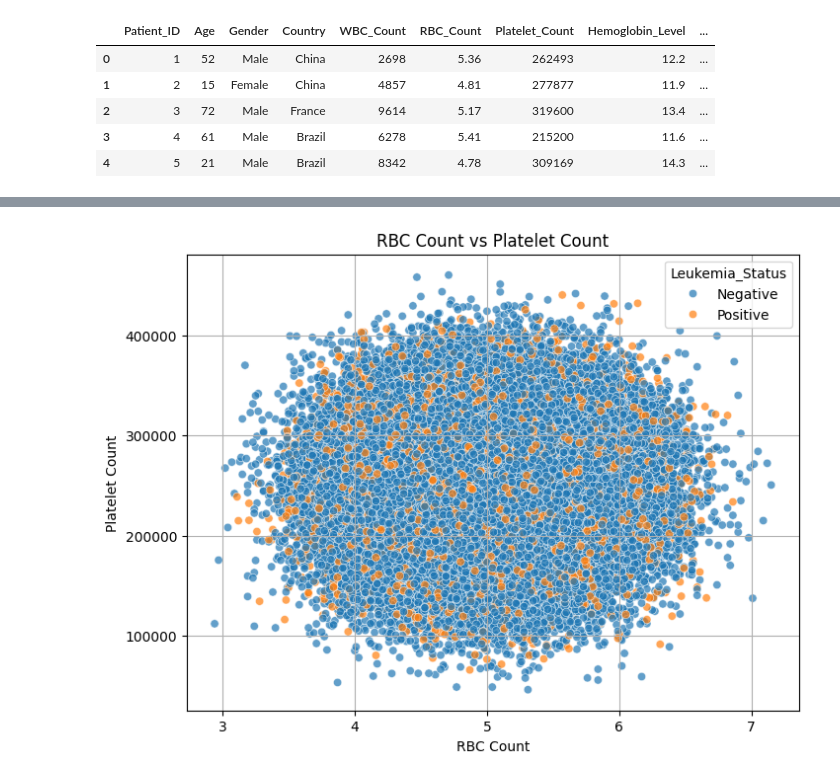
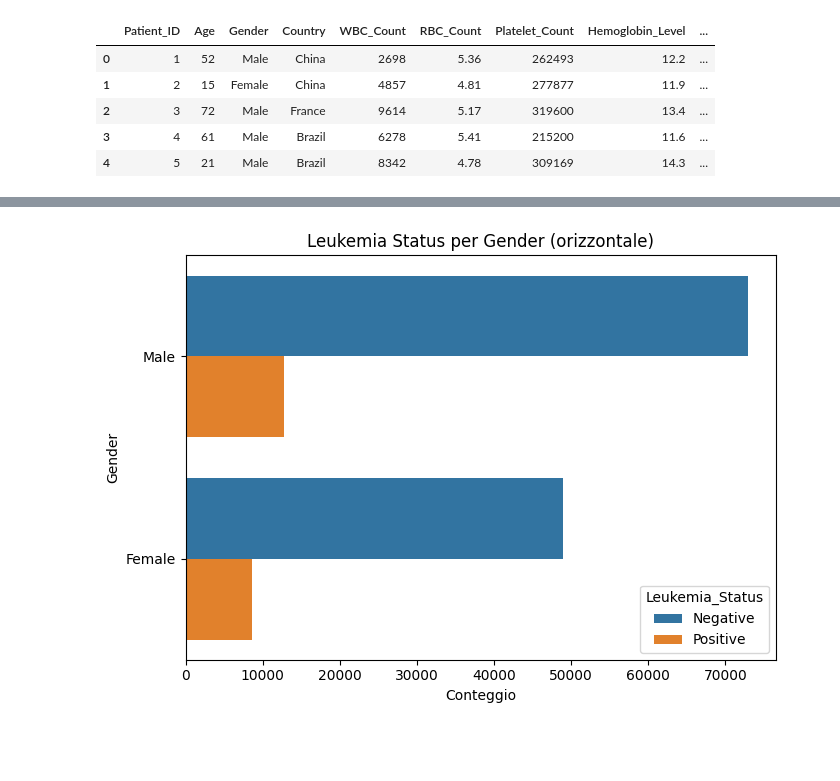
Before and after one commit to andreeriga/Scientific-Visualization-Magistrale, a Jupyter notebook: notebooks/leukemia.ipynb, the cells around one changed output, grey strips where cells are left out. Saved outputs shown, nothing was run; the diff lists cells and outputs as text; code cells hidden in the pictures; blank space fills up the shorter version.

```diff
--- a/notebooks/leukemia.ipynb
+++ b/notebooks/leukemia.ipynb
@@ -53,11 +38,19 @@ plt.show()
 # %%
-plt.figure(figsize=(8,6))
-sns.scatterplot(data=df, x="RBC_Count", y="Platelet_Count", hue="Leukemia_Status", alpha=0.7)
-plt.title("RBC Count vs Platelet Count")
-plt.xlabel("RBC Count")
-plt.ylabel("Platelet Count")
-plt.grid(True)
+plt.figure(figsize=(7,5))
+
+sns.countplot(
+    data=df,
+    y="Gender",              # cambia da x → y
+    hue="Leukemia_Status",
+    orient="h"
+)
+
+plt.title("Leukemia Status per Gender (orizzontale)")
+plt.xlabel("Conteggio")
+plt.ylabel("Gender")
+
+plt.tight_layout()
 plt.show()
 # %% [output]
-[figure, old version]
+[figure, new version]
 # %%
```
Also changed, not shown: parts of 9 cells of this notebook, 2 other files.
